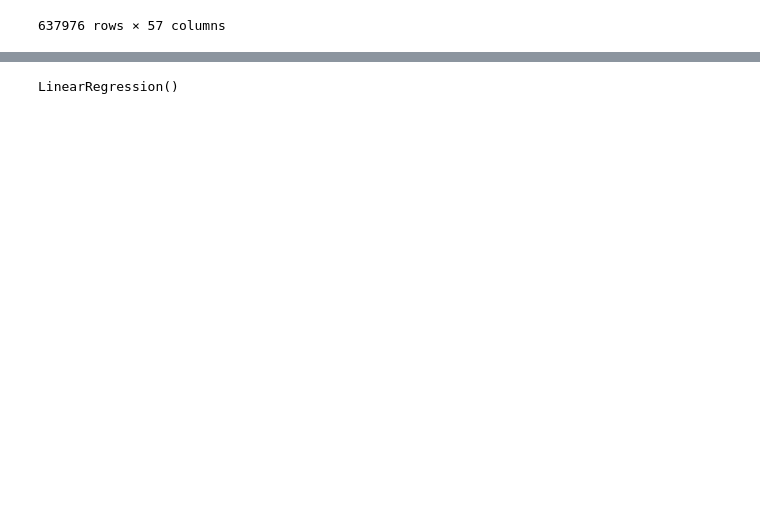
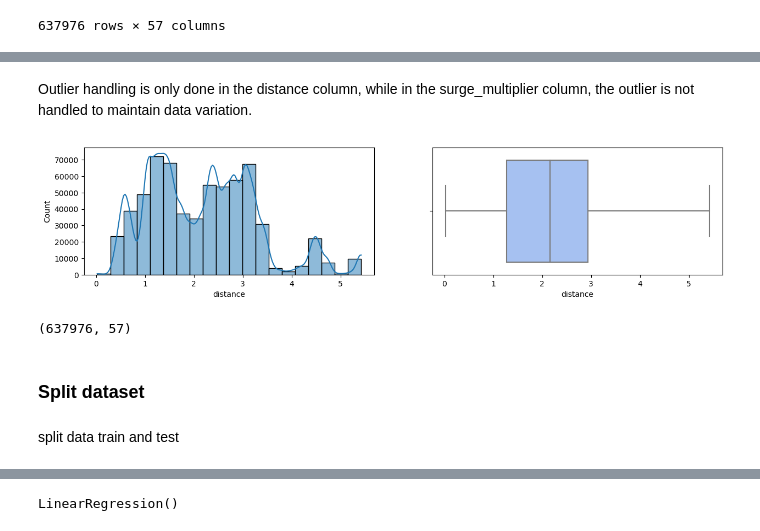
Before and after one commit to rizkyansharipr/Uber_and_lyft_predicting_travel_prices, a Jupyter notebook: Uber_and_lyft_predicting_travel_prices.ipynb, the cells around one changed output, grey strips where cells are left out. Drawn from its saved outputs; the diff is of its cells as text; code cells hidden in the pictures; blank space fills up the shorter version.

```diff
--- a/Uber_and_lyft_predicting_travel_prices.ipynb
+++ b/Uber_and_lyft_predicting_travel_prices.ipynb
@@ -426,0 +220,9 @@ dataframe final
+# %%
+num_col = ['distance', 'surge_multiplier']
+
+for i in num_col:
+
+    fig, axs = plt.subplots(1,2,figsize=(15, 3))
+
+    sns.histplot(df[i],bins=20, kde=True,ax=axs[0]);
+    sns.boxplot(df[i], ax = axs[1], color='#99befd', fliersize=1);
@@ -426,0 +232,2 @@ dataframe final
+# %% [markdown]
+Outlier handling is only done in the distance column, while in the surge_multiplier column, the outlier is not handled to maintain data variation.
@@ -426,0 +244,17 @@ dataframe final
+# %%
+num_col = ['distance']
+
+for i in num_col:
+
+    fig, axs = plt.subplots(1,2,figsize=(15, 3))
+
+    sns.histplot(df[i],bins=20, kde=True,ax=axs[0]);
+    sns.boxplot(df[i], ax = axs[1], color='#99befd', fliersize=1);
+# %% [output]
+[figure, added]
+# %%
+df.shape
+# %% [output]
+(637976, 57)
+# %% [markdown]
+### Split dataset
@@ -426,0 +264,2 @@ dataframe final
+# %% [markdown]
+split data train and test
```
Also changed, not shown: parts of 151 cells of this notebook.
